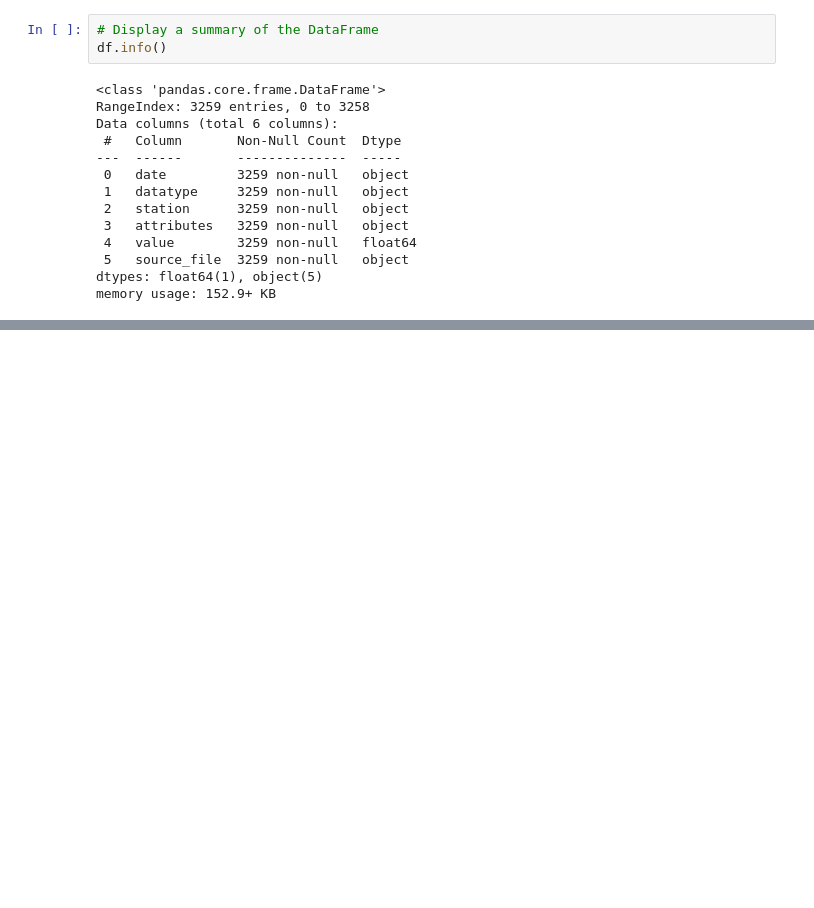
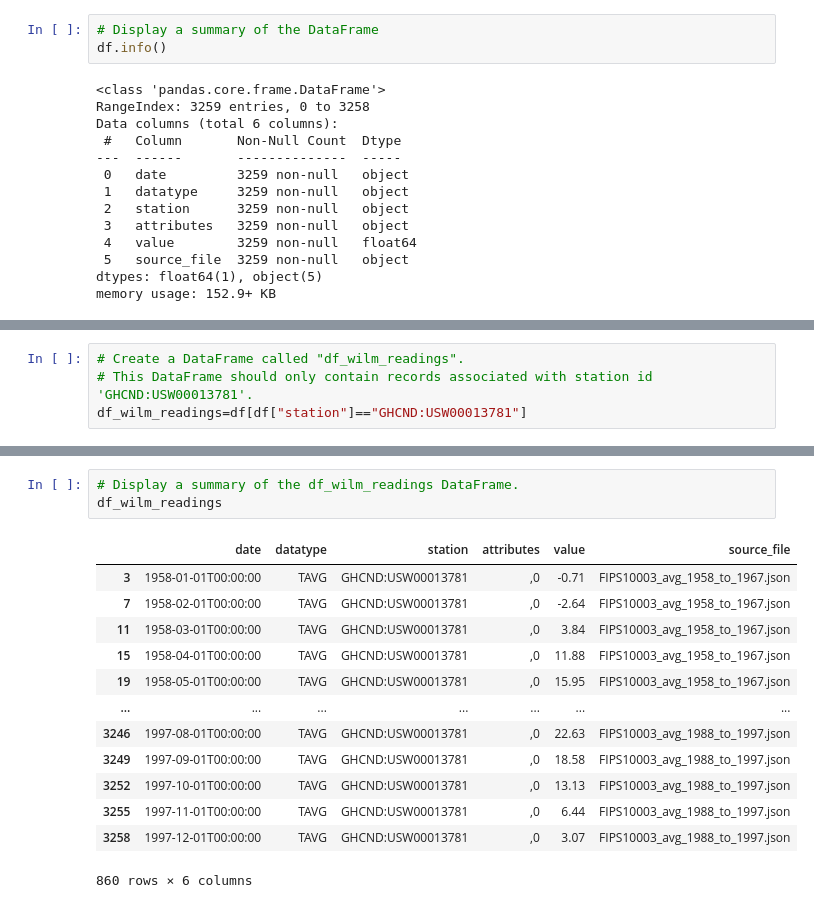
Before and after one commit to IaraKrasnoff/Week5JupyterNotebooks, a Jupyter notebook: NOAAMonthlySummaries/loading_and_graphing_monthly_summaries.ipynb, the cells around one changed output, grey strips where cells are left out. Drawn from its saved outputs; the diff is of its cells as text; blank space fills up the shorter version.

```diff
--- a/NOAAMonthlySummaries/loading_and_graphing_monthly_summaries.ipynb
+++ b/NOAAMonthlySummaries/loading_and_graphing_monthly_summaries.ipynb
@@ -107,0 +109,4 @@ https://www.ncdc.noaa.gov/cdo-web/api/v2/stations/GHCND:USW00013781
+# %%
+# Create a DataFrame called "df_wilm_readings".
+# This DataFrame should only contain records associated with station id 'GHCND:USW00013781'.
+df_wilm_readings=df[df["station"]=="GHCND:USW00013781"]
@@ -107,0 +129,17 @@ https://www.ncdc.noaa.gov/cdo-web/api/v2/stations/GHCND:USW00013781
+# %%
+# Display a summary of the df_wilm_readings DataFrame.
+df_wilm_readings
+# %% [output]
+|  | date | datatype | station | attributes | value | source_file |
+| 3 | 1958-01-01T00:00:00 | TAVG | GHCND:USW00013781 | ,0 | -0.71 | FIPS10003_avg_1958_to_1967.json |
+| 7 | 1958-02-01T00:00:00 | TAVG | GHCND:USW00013781 | ,0 | -2.64 | FIPS10003_avg_1958_to_1967.json |
+| 11 | 1958-03-01T00:00:00 | TAVG | GHCND:USW00013781 | ,0 | 3.84 | FIPS10003_avg_1958_to_1967.json |
+| 15 | 1958-04-01T00:00:00 | TAVG | GHCND:USW00013781 | ,0 | 11.88 | FIPS10003_avg_1958_to_1967.json |
+| 19 | 1958-05-01T00:00:00 | TAVG | GHCND:USW00013781 | ,0 | 15.95 | FIPS10003_avg_1958_to_1967.json |
+| ... | ... | ... | ... | ... | ... | ... |
+| 3246 | 1997-08-01T00:00:00 | TAVG | GHCND:USW00013781 | ,0 | 22.63 | FIPS10003_avg_1988_to_1997.json |
+| 3249 | 1997-09-01T00:00:00 | TAVG | GHCND:USW00013781 | ,0 | 18.58 | FIPS10003_avg_1988_to_1997.json |
+| 3252 | 1997-10-01T00:00:00 | TAVG | GHCND:USW00013781 | ,0 | 13.13 | FIPS10003_avg_1988_to_1997.json |
+| 3255 | 1997-11-01T00:00:00 | TAVG | GHCND:USW00013781 | ,0 | 6.44 | FIPS10003_avg_1988_to_1997.json |
+| 3258 | 1997-12-01T00:00:00 | TAVG | GHCND:USW00013781 | ,0 | 3.07 | FIPS10003_avg_1988_to_1997.json |
+860 rows × 6 columns
```
Also changed, not shown: parts of 8 cells of this notebook, 4 other files.
